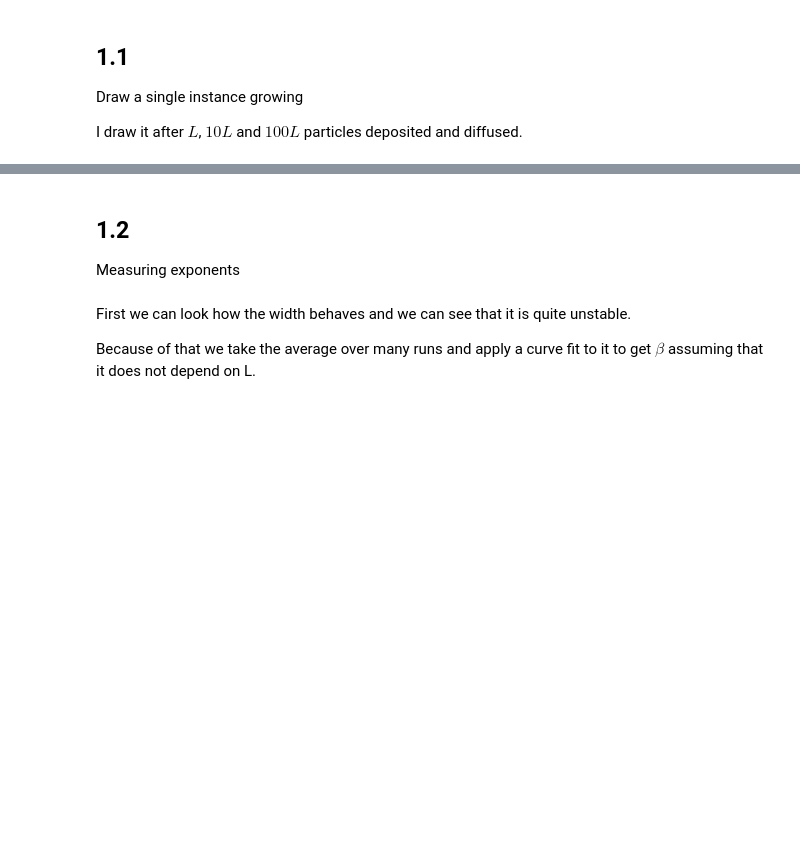
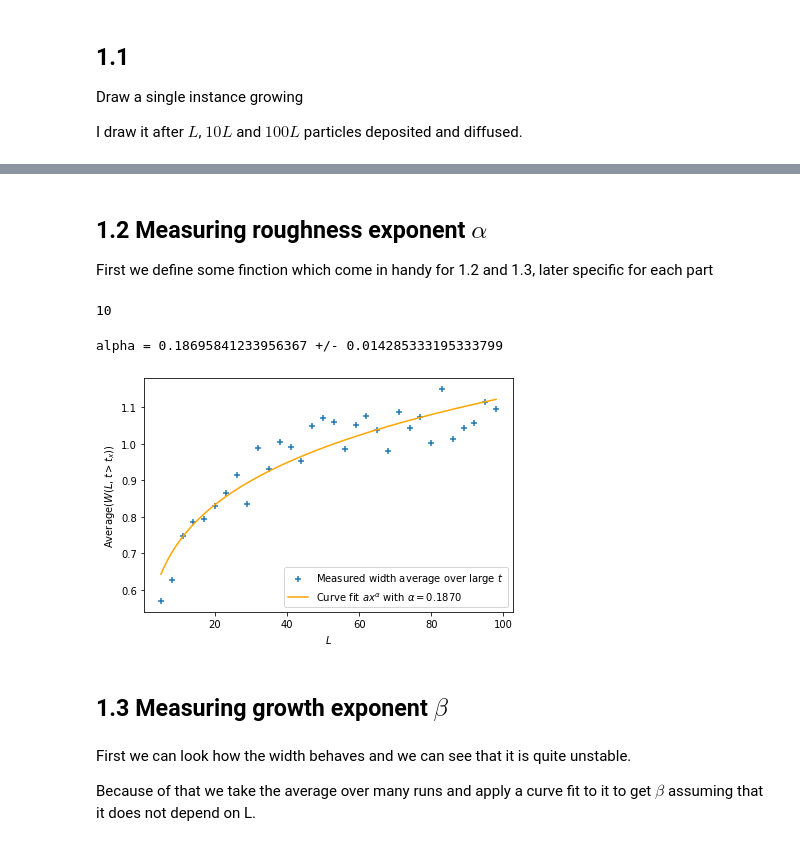
Before and after one commit to dormail/CP-2022, a Jupyter notebook: Homework 3/Exercise 1.ipynb, the cells around one changed output, grey strips where cells are left out. Drawn from its saved outputs; the diff is of its cells as text; code cells hidden in the pictures; blank space fills up the shorter version.

Commit message:
alpha analysis added

```diff
--- a/Homework 3/Exercise 1.ipynb
+++ b/Homework 3/Exercise 1.ipynb
@@ -78,3 +78,0 @@ plt.savefig('build/Ex1-draw-100.pdf')
-# %% [markdown]
-## 1.2
-Measuring exponents
@@ -84,0 +79,4 @@ def polynomial(x,factor,exponent):
+# %% [markdown]
+## 1.2 Measuring roughness exponent $\alpha$
+
+First we define some finction which come in handy for 1.2 and 1.3, later specific for each part
@@ -85,3 +85,7 @@ def polynomial(x,factor,exponent):
+# %%
+h.shape[0]
+# %% [output]
+10
 # %%
 def width(L,T):
     h = np.zeros(L)
@@ -105,3 +122,31 @@ def width_average(L,T,runs=10):
+# %%
+popt, pcov = curve_fit(polynomial, L, W)
+error = np.sqrt(np.diag(pcov))
+factor, alpha = popt
+
+print(f'alpha = {alpha} +/- {error[1]}')
+# %% [output]
+alpha = 0.18695841233956367 +/- 0.014285333195333799
+# %%
+plt.clf()
+plt.scatter(L, W,
+           marker='+',
+           label='Measured width average over large $t$')
+
+L_fine = np.linspace(L[0], L[-1], 1000)
+plt.plot(L_fine, polynomial(L_fine, factor, alpha),
+        color='orange',
+        label=fr'Curve fit $ax^\alpha$ with $\alpha = {alpha:.4f}$')
+
+plt.xlabel(r'$L$')
+plt.ylabel(r'Average($W(L,t > t_x)$)')
+plt.legend()
+plt.tight_layout()
+plt.savefig('build/Ex1-alpha.pdf')
+# %% [output]
+[figure, added]
+# %% [markdown]
+## 1.3 Measuring growth exponent $\beta$
 # %% [markdown]
 First we can look how the width behaves and we can see that it is quite unstable.
 
```
Also changed, not shown: parts of 13 cells of this notebook.
